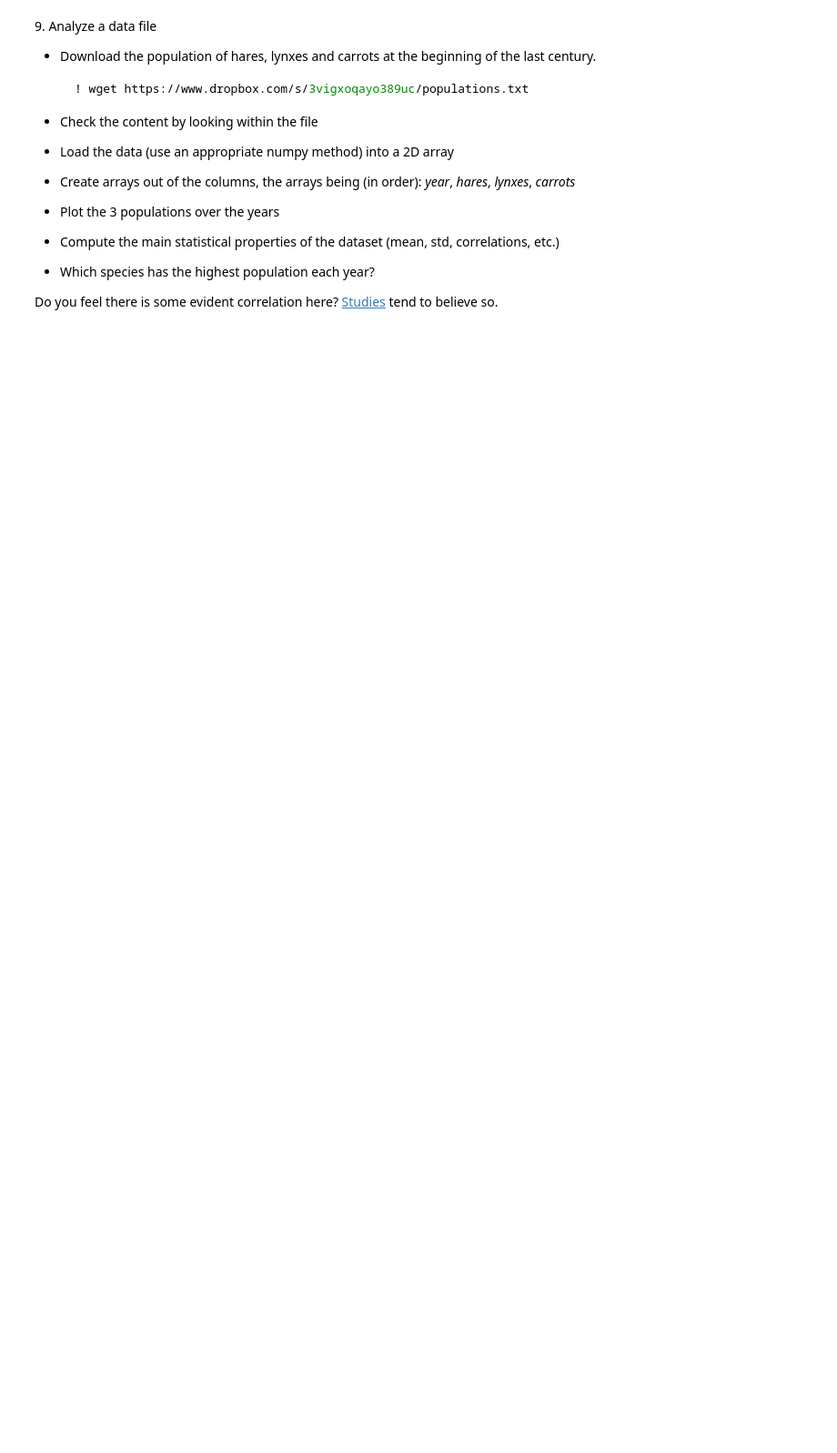
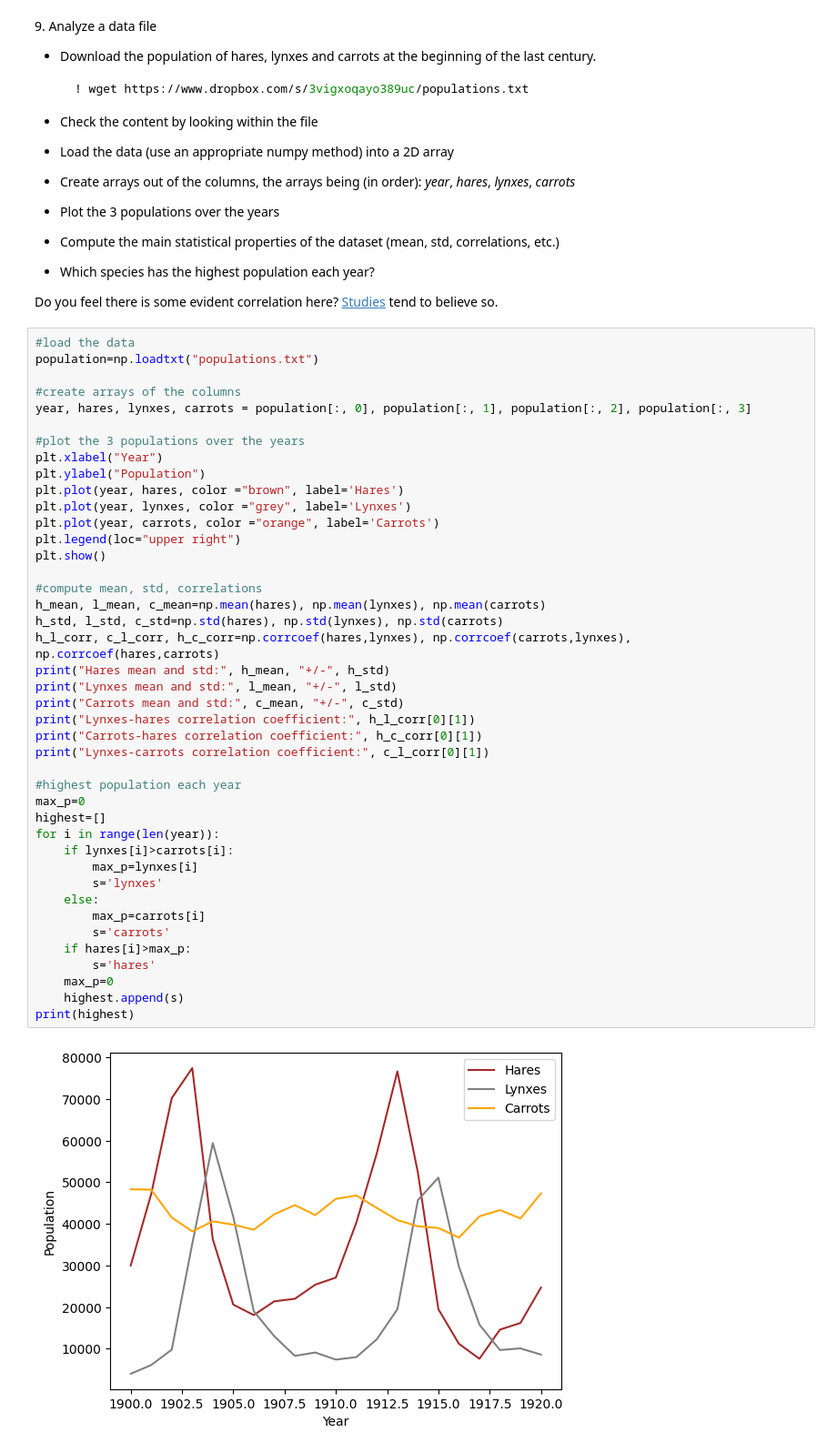
Before and after one commit to veronicabedin/LaboratoryOfComputationalPhysics_Y5, a Jupyter notebook: 04ex_Numpy.ipynb, the cells around one changed output. Shown at 91% size. Cells and saved outputs as stored; diff of their text form; blank space fills up the shorter version.

```diff
--- a/04ex_Numpy.ipynb
+++ b/04ex_Numpy.ipynb
@@ -200,3 +310,47 @@ Did you get what you expected?
   * Which species has the highest population each year?
 
 Do you feel there is some evident correlation here? [Studies](https://www.enr.gov.nt.ca/en/services/lynx/lynx-snowshoe-hare-cycle) tend to believe so.
+# %%
+#load the data
+population=np.loadtxt("populations.txt")
+
+#create arrays of the columns
+year, hares, lynxes, carrots = population[:, 0], population[:, 1], population[:, 2], population[:, 3]
+
+#plot the 3 populations over the years
+plt.xlabel("Year")
+plt.ylabel("Population")
+plt.plot(year, hares, color ="brown", label='Hares')
+plt.plot(year, lynxes, color ="grey", label='Lynxes')
+plt.plot(year, carrots, color ="orange", label='Carrots')
+plt.legend(loc="upper right")
+plt.show()
+
+#compute mean, std, correlations
+h_mean, l_mean, c_mean=np.mean(hares), np.mean(lynxes), np.mean(carrots)
+h_std, l_std, c_std=np.std(hares), np.std(lynxes), np.std(carrots)
+h_l_corr, c_l_corr, h_c_corr=np.corrcoef(hares,lynxes), np.corrcoef(carrots,lynxes), np.corrcoef(hares,carrots)
+print("Hares mean and std:", h_mean, "+/-", h_std)
+print("Lynxes mean and std:", l_mean, "+/-", l_std)
+print("Carrots mean and std:", c_mean, "+/-", c_std)
+print("Lynxes-hares correlation coefficient:", h_l_corr[0][1])
+print("Carrots-hares correlation coefficient:", h_c_corr[0][1])
+print("Lynxes-carrots correlation coefficient:", c_l_corr[0][1])
+
+#highest population each year
+max_p=0
+highest=[]
+for i in range(len(year)):
+    if lynxes[i]>carrots[i]:
+        max_p=lynxes[i]
+        s='lynxes'
+    else:
+        max_p=carrots[i]
+        s='carrots'
+    if hares[i]>max_p:
+        s='hares'
+    max_p=0
+    highest.append(s)
+print(highest)
+# %% [output]
+[figure, added]
```
Also changed, not shown: parts of 7 cells of this notebook.
